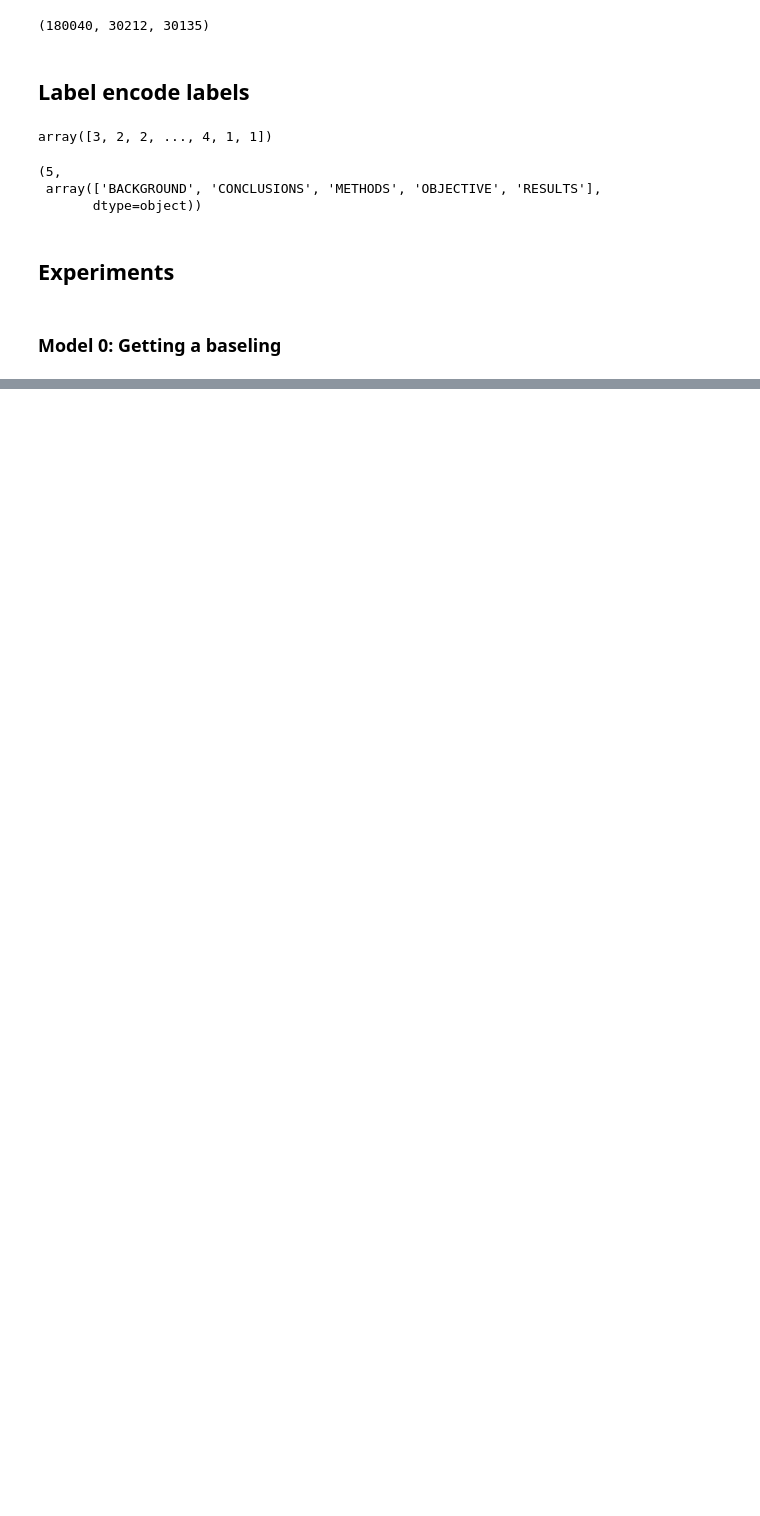
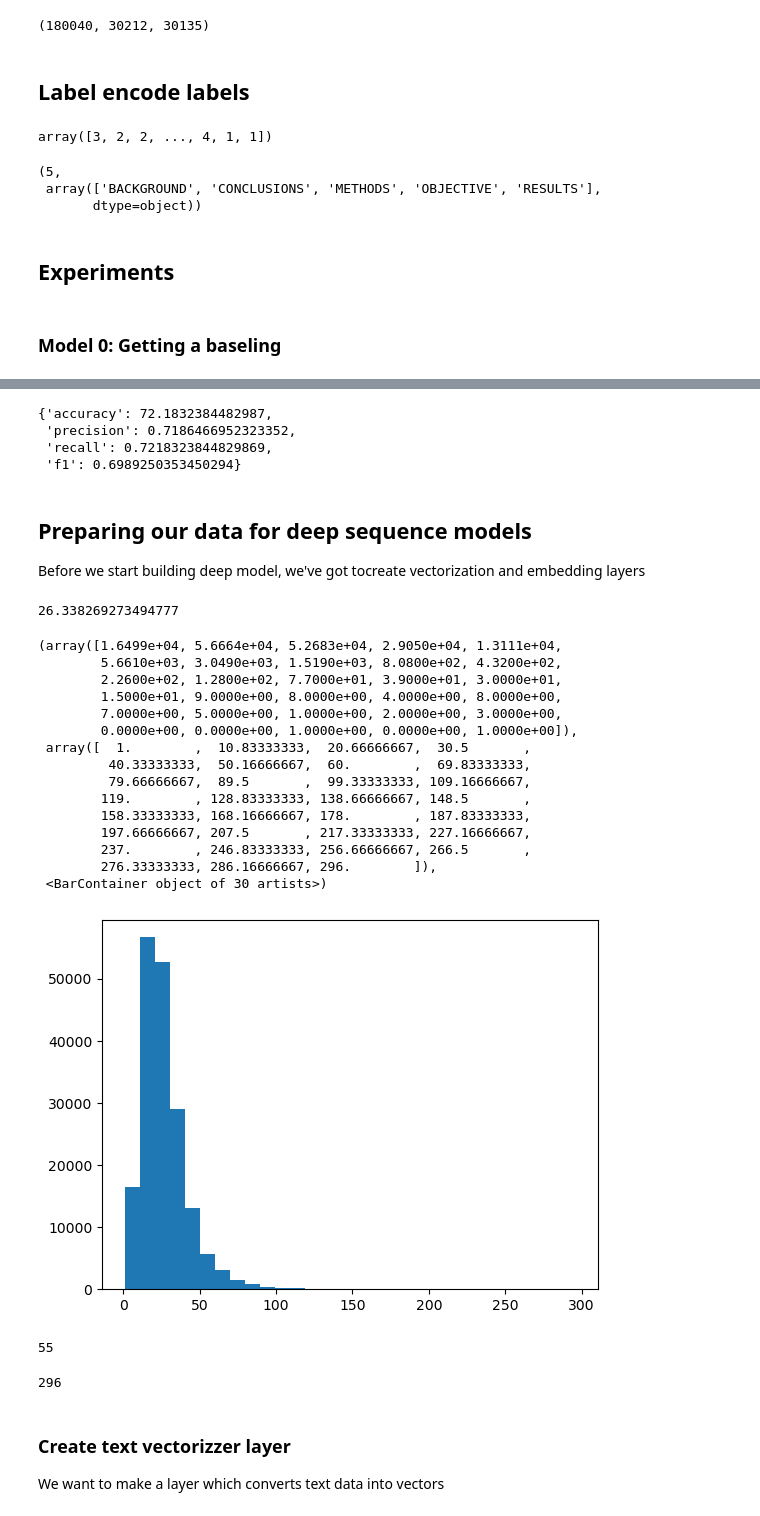
Before and after one commit to klsharma22/TensorflowCertifcationCourse, a Jupyter notebook: Milestone Projects/09_milestone_project_2_Skim_Lit.ipynb, the cells around one changed output, grey strips where cells are left out. Drawn from its saved outputs; the diff is of its cells as text; code cells hidden in the pictures; blank space fills up the shorter version.

Commit message:
Created text vectorizer

```diff
--- a/Milestone Projects/09_milestone_project_2_Skim_Lit.ipynb
+++ b/Milestone Projects/09_milestone_project_2_Skim_Lit.ipynb
@@ -249,0 +283,10 @@ from sklearn.feature_extraction.text import TfidfVectorizer
+# %%
+# Calculate baseline results
+baseline_results = calculate_results(y_true= val_labels_encoded,
+                                     y_pred= baseline_preds)
+baseline_results
+# %% [output]
+{'accuracy': 72.1832384482987,
+ 'precision': 0.7186466952323352,
+ 'recall': 0.7218323844829869,
+ 'f1': 0.6989250353450294}
@@ -249,0 +295,4 @@ from sklearn.feature_extraction.text import TfidfVectorizer
+# %% [markdown]
+## Preparing our data for deep sequence models
+
+Before we start building deep model, we've got tocreate vectorization and embedding layers
@@ -249,0 +302,43 @@ from sklearn.feature_extraction.text import TfidfVectorizer
+# %%
+# how long is ech sentences on average
+sent_lens = [len(sentence.split()) for sentence in train_sentences]
+avg_sentence_len = np.mean(sent_lens)
+avg_sentence_len
+# %% [output]
+26.338269273494777
+# %%
+# What is the distribution of the sentences
+import matplotlib.pyplot as plt
+plt.hist(sent_lens, bins= 30)
+# %% [output]
+(array([1.6499e+04, 5.6664e+04, 5.2683e+04, 2.9050e+04, 1.3111e+04,
+        5.6610e+03, 3.0490e+03, 1.5190e+03, 8.0800e+02, 4.3200e+02,
+        2.2600e+02, 1.2800e+02, 7.7000e+01, 3.9000e+01, 3.0000e+01,
+        1.5000e+01, 9.0000e+00, 8.0000e+00, 4.0000e+00, 8.0000e+00,
+        7.0000e+00, 5.0000e+00, 1.0000e+00, 2.0000e+00, 3.0000e+00,
+        0.0000e+00, 0.0000e+00, 1.0000e+00, 0.0000e+00, 1.0000e+00]),
+ array([  1.        ,  10.83333333,  20.66666667,  30.5       ,
+         40.33333333,  50.16666667,  60.        ,  69.83333333,
+         79.66666667,  89.5       ,  99.33333333, 109.16666667,
+        119.        , 128.83333333, 138.66666667, 148.5       ,
+        158.33333333, 168.16666667, 178.        , 187.83333333,
+        197.66666667, 207.5       , 217.33333333, 227.16666667,
+        237.        , 246.83333333, 256.66666667, 266.5       ,
+        276.33333333, 286.16666667, 296.        ]),
+ <BarContainer object of 30 artists>)
+[figure, added]
+# %%
+# How longof a sentence length covers 95% of examples
+output_seq_len = int(np.percentile(sent_lens, 95))
+output_seq_len
+# %% [output]
+55
+# %%
+# maximum sequence length
+max(sent_lens)
+# %% [output]
+296
+# %% [markdown]
+### Create text vectorizzer layer
+
+We want to make a layer which converts text data into vectors
```
Also changed, not shown: parts of 14 cells of this notebook.
